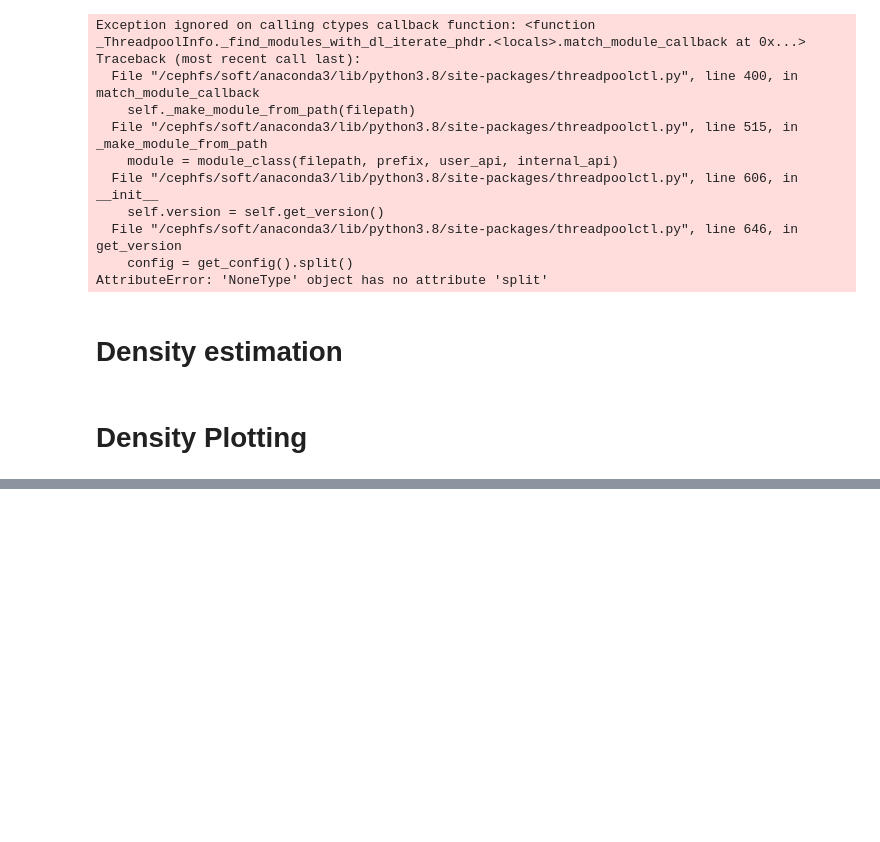
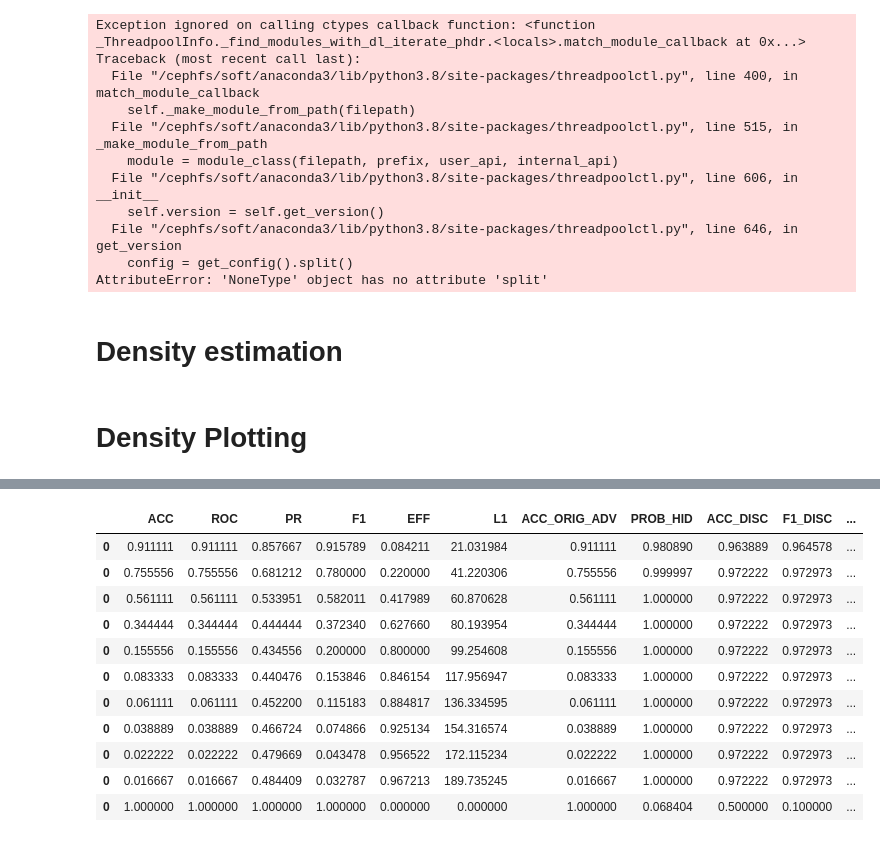
Before and after one commit to petrsokerin/Hidden_adversarial_attacks, a Jupyter notebook: notebooks/Density_visualization.ipynb, the cells around one changed output, grey strips where cells are left out. Cells and saved outputs as stored; diff of their text form; code cells hidden in the pictures; blank space fills up the shorter version.

```diff
--- a/notebooks/Density_visualization.ipynb
+++ b/notebooks/Density_visualization.ipynb
@@ -123,18 +137,5 @@ logging
 #### Attack and Discriminator choice
 # %%
 disc_model = disc_check_list[0]
-attack = attacks[0]
 # %% [markdown]
 #### Generate Adversarial data
-# %%
-X_orig = test_loader.dataset.X
-X_adv = attack.apply_attack(test_loader).squeeze()
-
-metrics = attack.get_metrics().reset_index(drop=True)
-
-X_both = torch.cat([X_orig, X_adv], dim=0)
-
-X_both_if_adv = torch.cat(
-    [torch.zeros(X_orig.shape[0]),
-     torch.ones(X_adv.shape[0])]
-    )
@@ -145,0 +142,26 @@ marker_type = y_both + 2*X_both_if_adv.view([-1, 1])
+# %%
+X_orig = test_loader.dataset.X
+y = test_loader.dataset.y
+
+X_all = X_orig.clone()
+X_all_if_adv = torch.zeros(X_orig.shape[0])
+y_all = y.clone()
+
+metrics_all = pd.DataFrame()
+
+all_steps = torch.zeros(X_orig.shape[0])
+
+for attack in attacks:
+    X_adv = attack.apply_attack(test_loader).squeeze()
+    X_all = torch.cat([X_all, X_adv], dim=0)
+
+    X_all_if_adv = torch.cat([X_all_if_adv, torch.ones(X_orig.shape[0])])
+    y_all = torch.cat([y_all, y], dim=0)
+
+    steps = torch.tensor([attack.n_steps]*X_orig.shape[0])
+    all_steps = torch.cat([all_steps, steps])
+
+    metrics = attack.get_metrics().iloc[-1, :].to_frame().T
+    metrics_all = pd.concat([metrics_all, metrics], axis=0)
+
+metrics_all = pd.concat([metrics_all, attack.get_metrics().iloc[0, :].to_frame().T], axis=0)
@@ -253,0 +285,15 @@ plt.savefig('density.jpeg', dpi=400)
+# %%
+metrics_all
+# %% [output]
+|  | ACC | ROC | PR | F1 | EFF | L1 | ACC_ORIG_ADV | PROB_HID | ACC_DISC | F1_DISC | ... |
+| 0 | 0.911111 | 0.911111 | 0.857667 | 0.915789 | 0.084211 | 21.031984 | 0.911111 | 0.980890 | 0.963889 | 0.964578 | ... |
+| 0 | 0.755556 | 0.755556 | 0.681212 | 0.780000 | 0.220000 | 41.220306 | 0.755556 | 0.999997 | 0.972222 | 0.972973 | ... |
+| 0 | 0.561111 | 0.561111 | 0.533951 | 0.582011 | 0.417989 | 60.870628 | 0.561111 | 1.000000 | 0.972222 | 0.972973 | ... |
+| 0 | 0.344444 | 0.344444 | 0.444444 | 0.372340 | 0.627660 | 80.193954 | 0.344444 | 1.000000 | 0.972222 | 0.972973 | ... |
+| 0 | 0.155556 | 0.155556 | 0.434556 | 0.200000 | 0.800000 | 99.254608 | 0.155556 | 1.000000 | 0.972222 | 0.972973 | ... |
+| 0 | 0.083333 | 0.083333 | 0.440476 | 0.153846 | 0.846154 | 117.956947 | 0.083333 | 1.000000 | 0.972222 | 0.972973 | ... |
+| 0 | 0.061111 | 0.061111 | 0.452200 | 0.115183 | 0.884817 | 136.334595 | 0.061111 | 1.000000 | 0.972222 | 0.972973 | ... |
+| 0 | 0.038889 | 0.038889 | 0.466724 | 0.074866 | 0.925134 | 154.316574 | 0.038889 | 1.000000 | 0.972222 | 0.972973 | ... |
+| 0 | 0.022222 | 0.022222 | 0.479669 | 0.043478 | 0.956522 | 172.115234 | 0.022222 | 1.000000 | 0.972222 | 0.972973 | ... |
+| 0 | 0.016667 | 0.016667 | 0.484409 | 0.032787 | 0.967213 | 189.735245 | 0.016667 | 1.000000 | 0.972222 | 0.972973 | ... |
+| 0 | 1.000000 | 1.000000 | 1.000000 | 1.000000 | 0.000000 | 0.000000 | 1.000000 | 0.068404 | 0.500000 | 0.100000 | ... |
```
Also changed, not shown: parts of 16 cells of this notebook, 1 other file.
